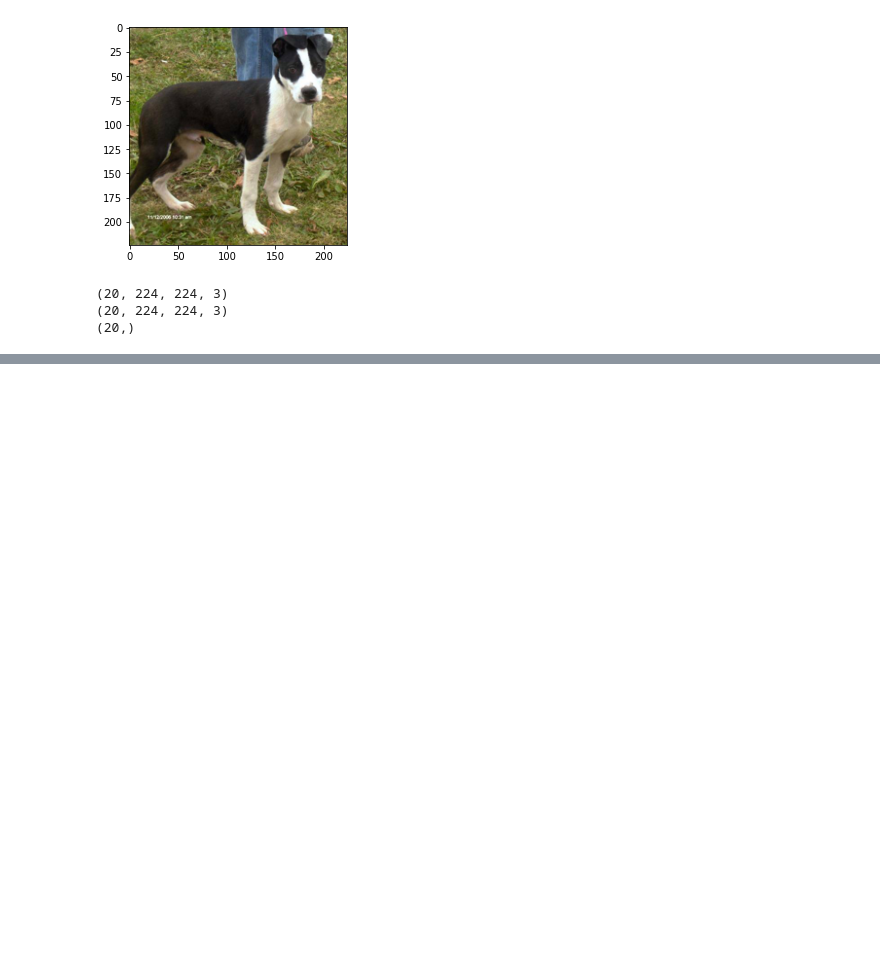
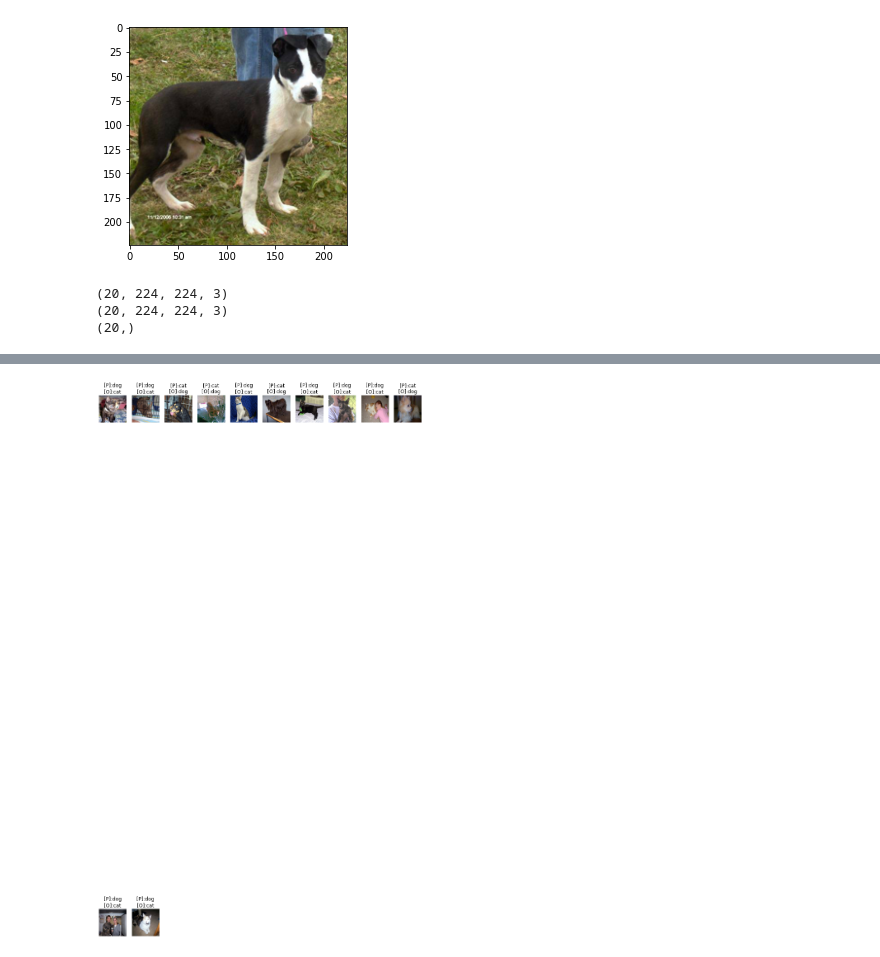
Before and after one commit to emmayeh-0211/2021AI_dl, a Jupyter notebook: transferlearning.ipynb, the cells around one changed output, grey strips where cells are left out. Cells and saved outputs as stored; diff of their text form; code cells hidden in the pictures; blank space fills up the shorter version.

```diff
--- a/transferlearning.ipynb
+++ b/transferlearning.ipynb
@@ -83,9 +83,11 @@ vgg = VGG16(include_top=False, input_shape=(224, 224, 3))
 # 每一層的trainable預設是True，就是可訓練的，
 # 但遷移學習我們希望借過來的模型不要重新訓練裡面的參數，直接照搬過來用，所以這邊要關成False
 # trainable設定一定要在compile之前
+from tensorflow.keras.layers import BatchNormalization
 for l in vgg.layers:
   l.trainable = False
 layers = [
+          BatchNormalization(),
           GlobalAveragePooling2D(),
           Dense(2, activation='softmax')
 ]
@@ -198,3 +201,13 @@ print(ans.shape)
 (20, 224, 224, 3)
 (20, 224, 224, 3)
 (20,)
+# %%
+# 以train_on_batch的方式來train model
+for i in range(100):
+    print("-" * 15, i, "-" * 15)
+    img_ori, img_p, ans = get_data(x_train, y_train) # 訓練模型
+    result = model.train_on_batch(img_p, ans)
+    print("train:", result) # 第一個值是loss、第二個值是accuracy?
+    img_ori, img_p, ans = get_data(x_test, y_test) # 驗證模型
+    result = model.test_on_batch(img_p, ans)
+    print("validate:", result)
@@ -200,0 +232,11 @@ print(ans.shape)
+# %%
+# 上面訓練完了，接下來看看 測試集的參數
+# 如果發現兩件事之一
+# 1. 發覺loss跳動幅度太高
+# 2. 發覺預測機率1.0 * e+0
+# 代表沒有把輸入調整到合理範圍(norm)
+img_ori, img_p, ans = get_data(x_test, y_test, batch=200)
+pre = model.predict(img_p)
+# Model沒有predict_classes可以用, 以後好像也要移除predict_classes
+classes = pre.argmax(axis=1)
+model.evaluate(img_p, ans)
@@ -200,0 +246,20 @@ print(ans.shape)
+# %%
+import numpy as np
+names = ["dog", "cat"]
+idx = np.nonzero(classes != ans)[0]
+# np.nonzero([[0, 2, 0], [0, 0, 3]])
+false_pre = classes[idx]
+false_label = ans[idx]
+false_img = img_ori[idx]
+
+plt.figure(figsize=(14, 42))
+width = 10
+height = len(idx) // width + 1
+for i in range(len(false_img)):
+    plt.subplot(height, width, i+1)
+    title = "[P]:{}\n[O]:{}".format(names[false_pre[i]], names[false_label[i]])
+    plt.title(title)
+    plt.axis("off")
+    plt.imshow(false_img[i])
+# %% [output]
+[figure, added]
```
Also changed, not shown: parts of 5 cells of this notebook.
